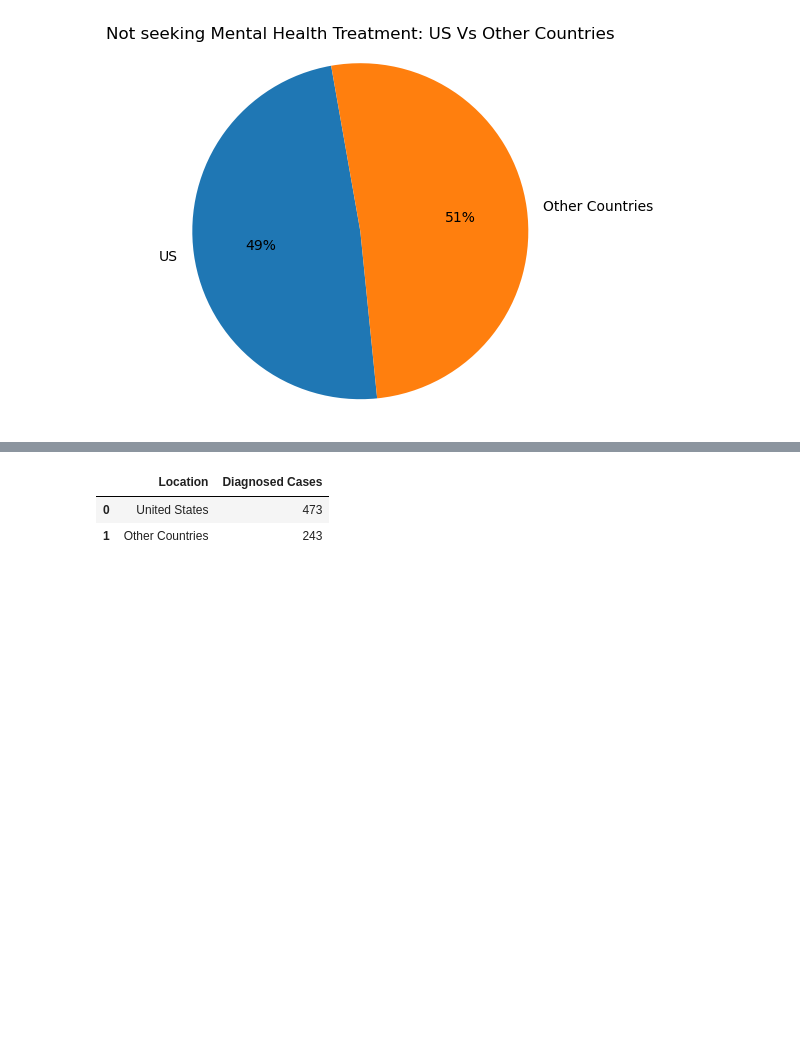
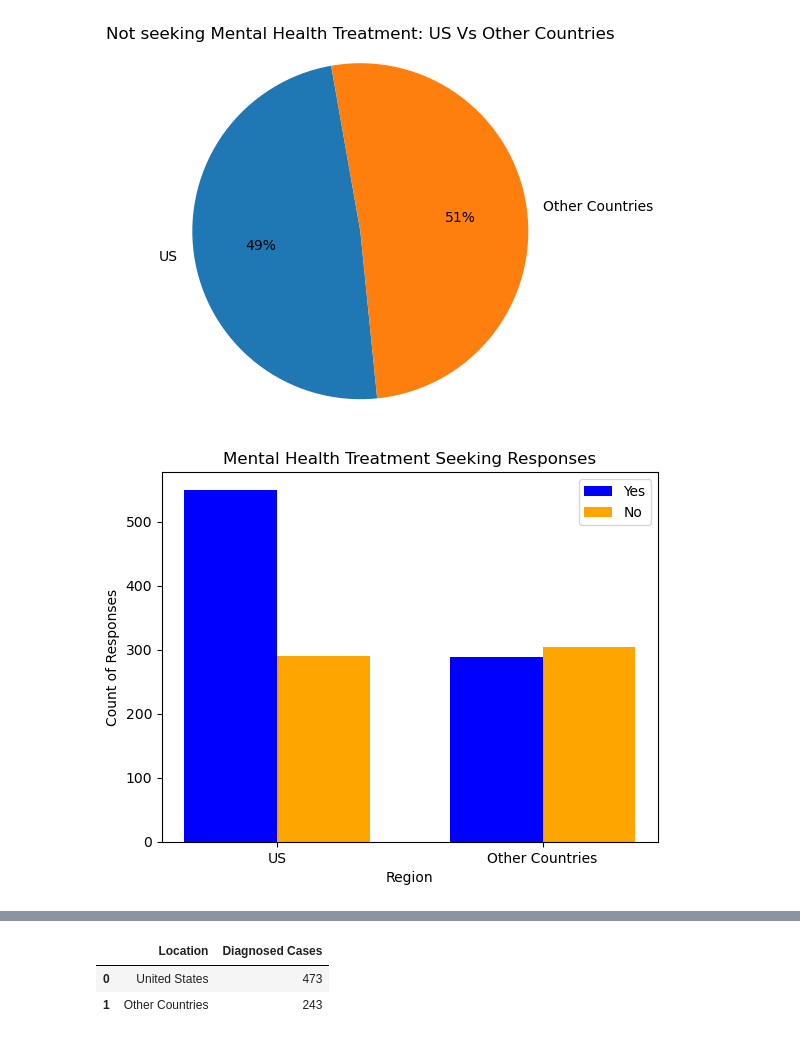
Before and after one commit to Keegawho198/Project-1_Mental-Health, a Jupyter notebook: Keegan.ipynb, the cells around one changed output, grey strips where cells are left out. Saved outputs shown, nothing was run; the diff lists cells and outputs as text; code cells hidden in the pictures; blank space fills up the shorter version.

```diff
--- a/Keegan.ipynb
+++ b/Keegan.ipynb
@@ -252,3 +257,32 @@ plt.show()
 # %% [output]
 [figure]
 [figure]
+# %%
+#both bar graphs combined
+
+# Data for plotting
+labels = ['US', 'Other Countries']
+yes_values = [us_treatment_yes, other_countries_treatment_yes]  # Yes counts
+no_values = [us_treatment_no, other_countries_treatment_no]  # No counts
+
+x = np.arange(len(labels))  # the label locations
+width = 0.35  # the width of the bars
+
+# Create a bar graph
+fig, ax = plt.subplots()
+bars1 = ax.bar(x - width/2, yes_values, width, label='Yes', color='blue')
+bars2 = ax.bar(x + width/2, no_values, width, label='No', color='orange')
+
+# Add title and labels
+ax.set_title('Mental Health Treatment Seeking Responses')
+ax.set_xlabel('Region')
+ax.set_ylabel('Count of Responses')
+ax.set_xticks(x)
+ax.set_xticklabels(labels)
+ax.legend()
+plt.savefig("output/mental_health_treatment_responses.png")# save graph as image
+
+# Show the graph
+plt.show()
+# %% [output]
+[figure, added]
```
Also changed, not shown: parts of 5 cells of this notebook, 3 other files.
